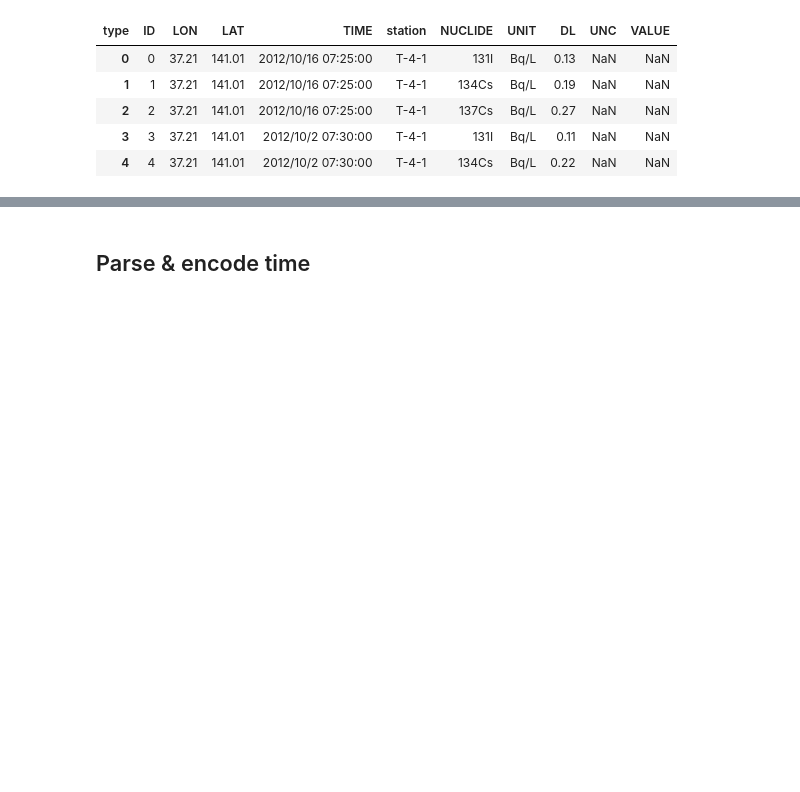
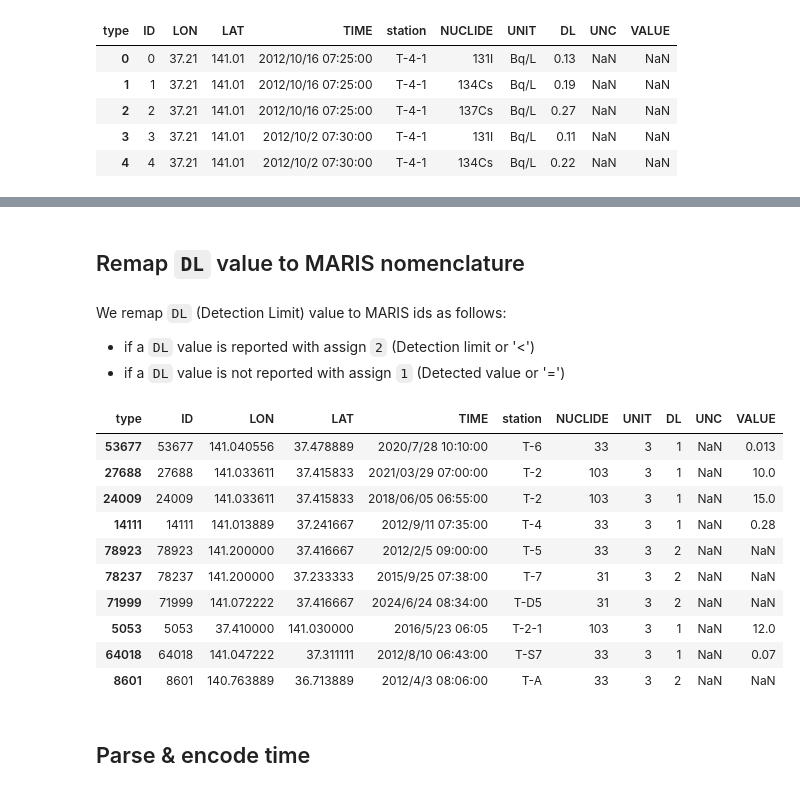
Before and after one commit to franckalbinet/marisco, a Jupyter notebook: nbs/handlers/tepco.ipynb, the cells around one changed output, grey strips where cells are left out. Saved outputs shown, nothing was run; the diff lists cells and outputs as text; code cells hidden in the pictures; blank space fills up the shorter version.

```diff
--- a/nbs/handlers/tepco.ipynb
+++ b/nbs/handlers/tepco.ipynb
@@ -761,0 +765,7 @@ df_test.sample(5)
+# %% [markdown]
+## Remap `DL` value to MARIS nomenclature
+# %% [markdown]
+We remap `DL` (Detection Limit) value to MARIS ids as follows:
+
+- if a `DL` value is reported with assign `2` (Detection limit or '<')
+- if a `DL` value is not reported with assign `1` (Detected value or '=')
@@ -762,3 +782,30 @@ df_test.sample(5)
+# %%
+#| eval: false
+tfm = Transformer(dfs, cbs=[
+    FixMissingValuesCB(),
+    RemoveJapanaseCharCB(),
+    FixRangeValueStringCB(),
+    SelectColsOfInterestCB(common_coi, nuclides_pattern),
+    WideToLongCB(),
+    RemapUnitNameCB(unit_mapping),
+    RemapNuclideNameCB(nuclide_mapping),
+    RemapDLCB()
+    ])
+
+df_test = tfm()['SEAWATER']
+df_test.sample(10)
+# %% [output]
+| type | ID | LON | LAT | TIME | station | NUCLIDE | UNIT | DL | UNC | VALUE |
+| 53677 | 53677 | 141.040556 | 37.478889 | 2020/7/28 10:10:00 | T-6 | 33 | 3 | 1 | NaN | 0.013 |
+| 27688 | 27688 | 141.033611 | 37.415833 | 2021/03/29 07:00:00 | T-2 | 103 | 3 | 1 | NaN | 10.0 |
+| 24009 | 24009 | 141.033611 | 37.415833 | 2018/06/05 06:55:00 | T-2 | 103 | 3 | 1 | NaN | 15.0 |
+| 14111 | 14111 | 141.013889 | 37.241667 | 2012/9/11 07:35:00 | T-4 | 33 | 3 | 1 | NaN | 0.28 |
+| 78923 | 78923 | 141.200000 | 37.416667 | 2012/2/5 09:00:00 | T-5 | 33 | 3 | 2 | NaN | NaN |
+| 78237 | 78237 | 141.200000 | 37.233333 | 2015/9/25 07:38:00 | T-7 | 31 | 3 | 2 | NaN | NaN |
+| 71999 | 71999 | 141.072222 | 37.416667 | 2024/6/24 08:34:00 | T-D5 | 31 | 3 | 2 | NaN | NaN |
+| 5053 | 5053 | 37.410000 | 141.030000 | 2016/5/23 06:05 | T-2-1 | 103 | 3 | 1 | NaN | 12.0 |
+| 64018 | 64018 | 141.047222 | 37.311111 | 2012/8/10 06:43:00 | T-S7 | 33 | 3 | 1 | NaN | 0.07 |
+| 8601 | 8601 | 140.763889 | 36.713889 | 2012/4/3 08:06:00 | T-A | 33 | 3 | 2 | NaN | NaN |
 # %% [markdown]
 ## Parse & encode time
 # %%
```
Also changed, not shown: parts of 17 cells of this notebook, 3 other files.
